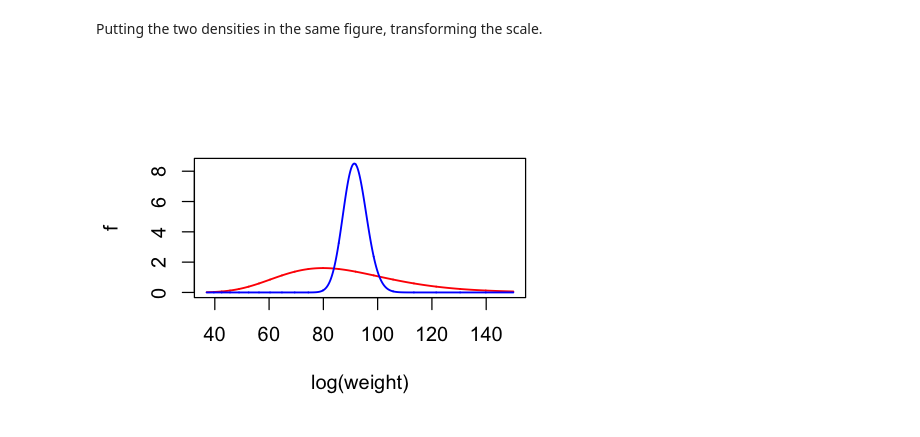
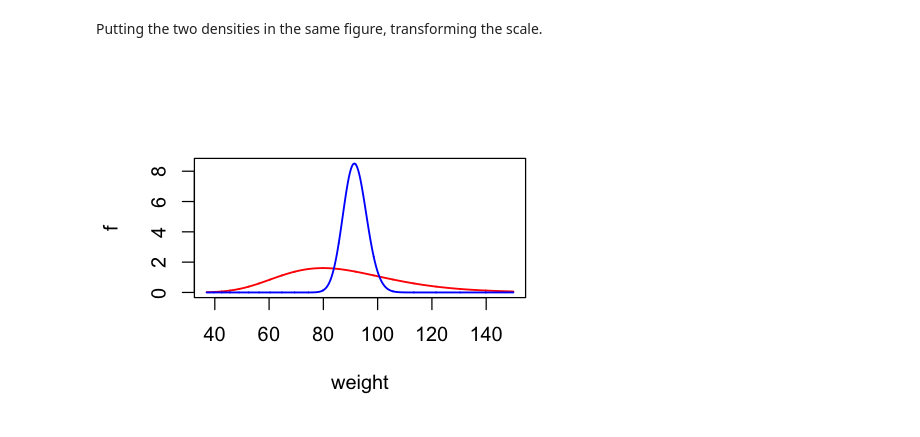
Before and after one commit to JonasWallin/BayesianMethods_STAE02, a Jupyter notebook: lecture1/Normal distribution example.ipynb, the cells around one changed output. Saved outputs shown, nothing was run; the diff lists cells and outputs as text; code cells hidden in the pictures.

```diff
--- a/lecture1/Normal distribution example.ipynb
+++ b/lecture1/Normal distribution example.ipynb
@@ -234,14 +212,14 @@ Putting the two densities in the same figure, transforming the scale.
 # %%
 plot(exp(grid),
      f,
      type= 'l',
      col='red',
      lwd = 1.5,
-     xlab = 'log(weight)',
+     xlab = 'weight',
      ylim = c(0, max(c(f, f_cond))))
 lines(exp(grid),
      f_cond,
      col='blue',
      lwd = 1.5)
 # %% [output]
-[figure, old version]
+[figure, new version]
```
Also changed, not shown: parts of 11 cells of this notebook, 2 other files.
